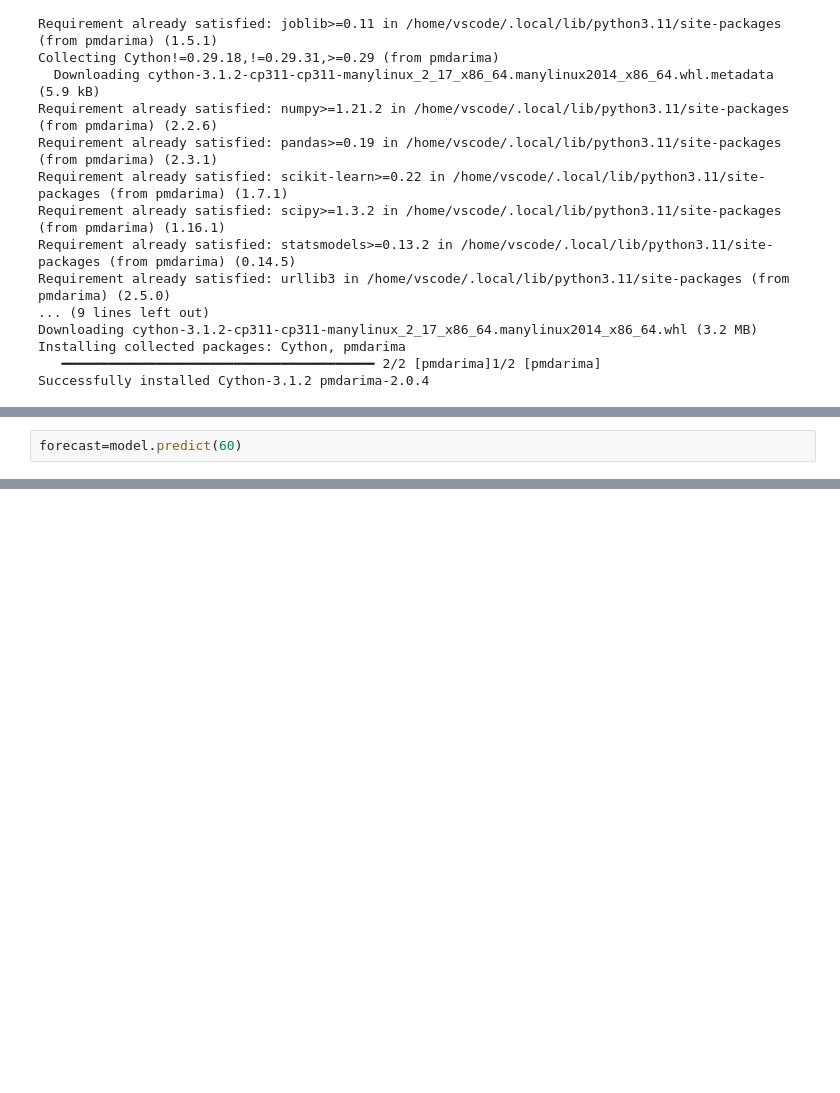
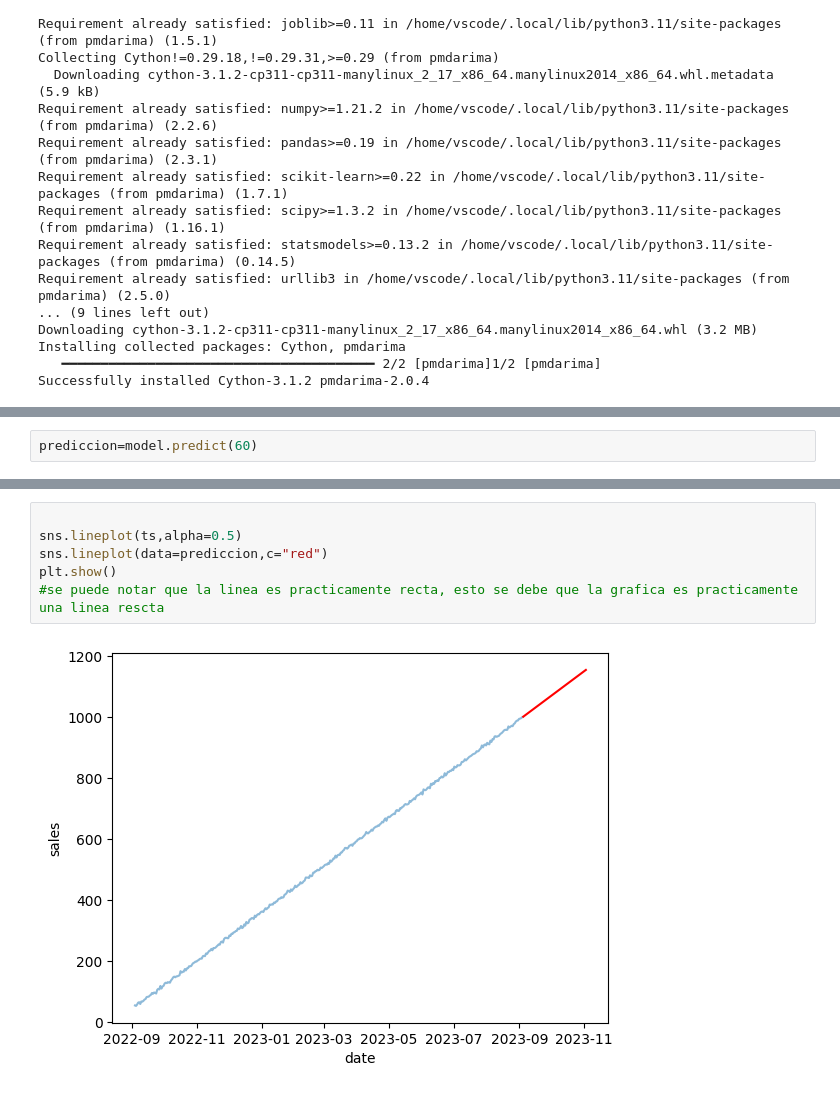
Before and after one commit to RF3814/SERIE_DE_TIEMPO1_RH, a Jupyter notebook: src/explore.ipynb, the cells around one changed output, grey strips where cells are left out. Saved outputs shown, nothing was run; the diff lists cells and outputs as text; blank space fills up the shorter version.

```diff
--- a/src/explore.ipynb
+++ b/src/explore.ipynb
@@ -133,2 +153,2 @@ Total fit time: 2.249 seconds
 # %%
-forecast=model.predict(60)
+prediccion=model.predict(60)
@@ -161,0 +175,8 @@ sns.lineplot(sata=forecast,c="red")
+# %%
+
+sns.lineplot(ts,alpha=0.5)
+sns.lineplot(data=prediccion,c="red")
+plt.show()
+#se puede notar que la linea es practicamente recta, esto se debe que la grafica es practicamente una linea rescta
+# %% [output]
+[figure, added]
```
Also changed, not shown: parts of 13 cells of this notebook, 1 other file.
